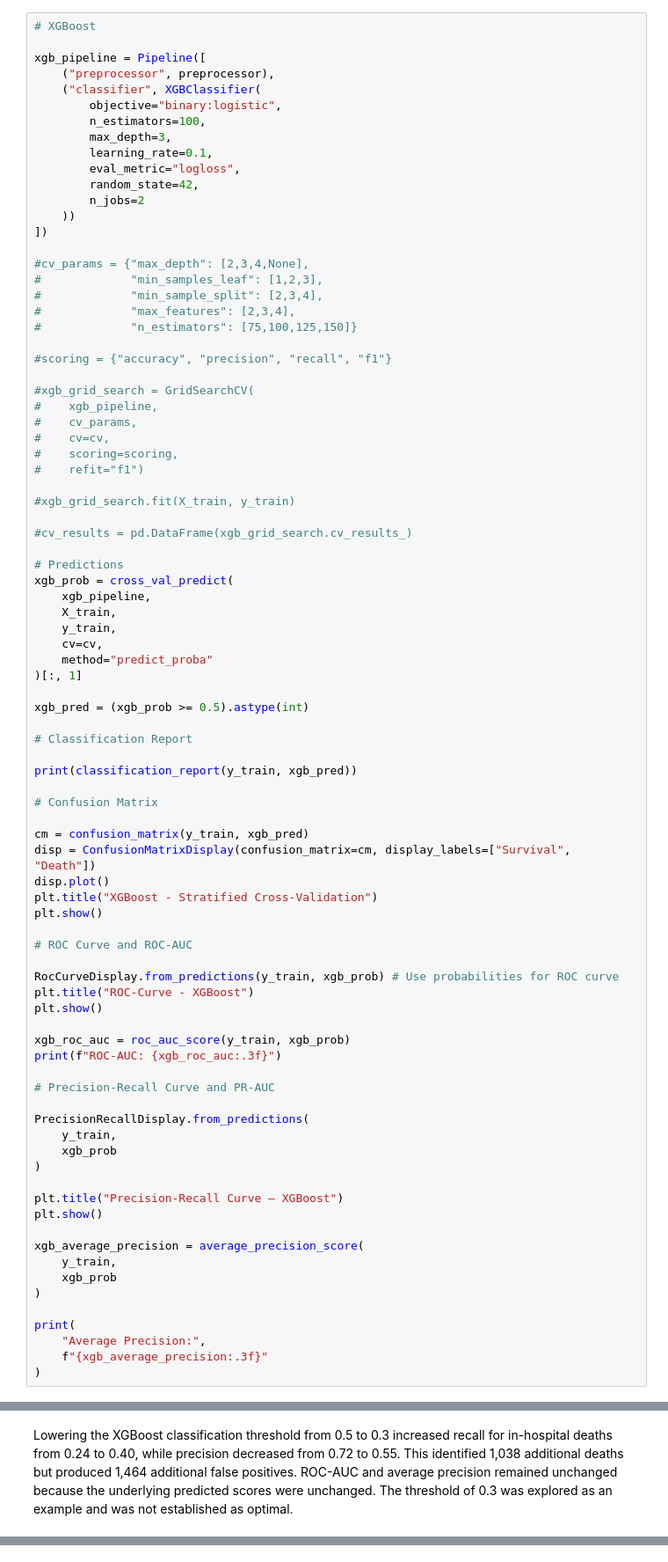
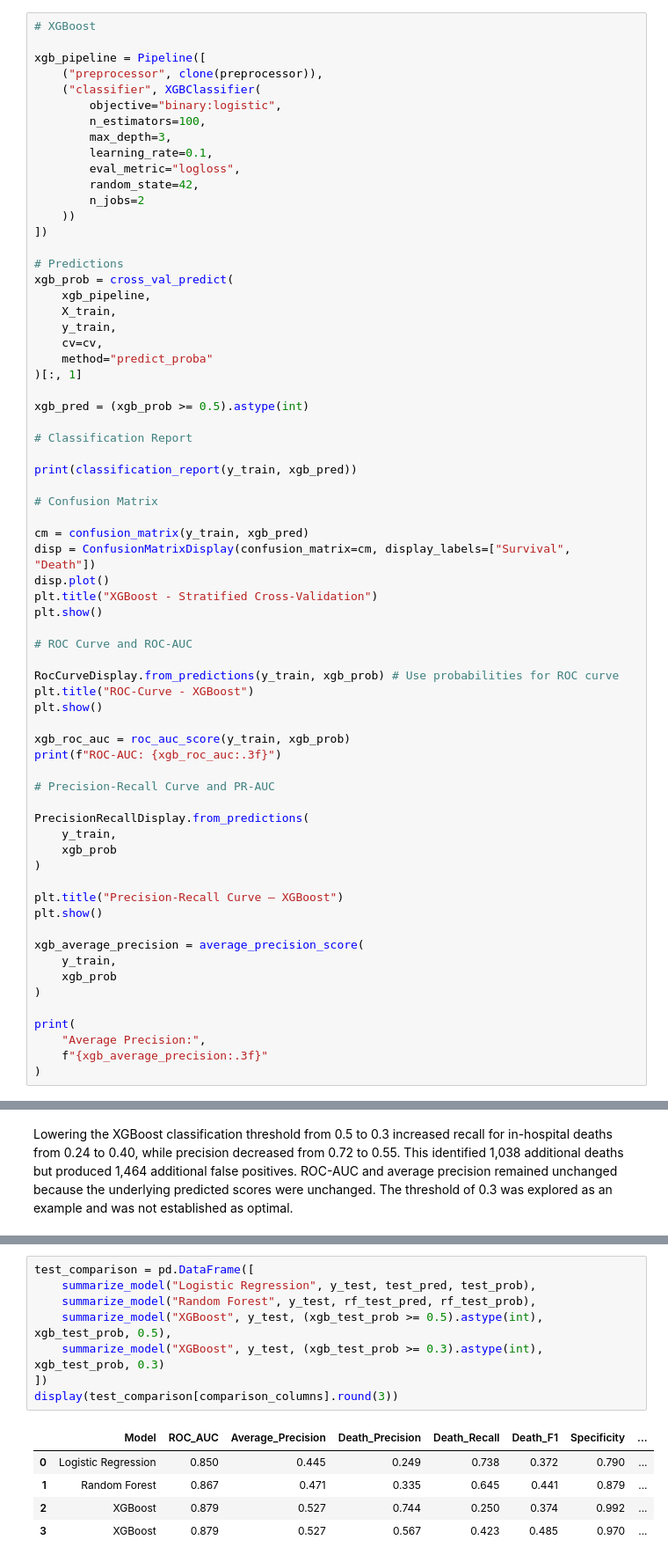
Before and after one commit to dr-koehler-ai/ICU-Mortality-Prediction, a Jupyter notebook: Early_ICU_Mortality_Prediction.ipynb, the cells around one changed output, grey strips where cells are left out. Shown at 88% size. Cells and saved outputs as stored; diff of their text form.

```diff
--- a/Early_ICU_Mortality_Prediction.ipynb
+++ b/Early_ICU_Mortality_Prediction.ipynb
@@ -1071,7 +1134,7 @@ Test Average Precision: 0.471
 # XGBoost
 
 xgb_pipeline = Pipeline([
-    ("preprocessor", preprocessor),
+    ("preprocessor", clone(preprocessor)),
     ("classifier", XGBClassifier(
         objective="binary:logistic",
         n_estimators=100,
@@ -1082,25 +1145,6 @@ xgb_pipeline = Pipeline([
         n_jobs=2
     ))
 ])
-
-#cv_params = {"max_depth": [2,3,4,None],
-#             "min_samples_leaf": [1,2,3],
-#             "min_sample_split": [2,3,4],
-#             "max_features": [2,3,4],
-#             "n_estimators": [75,100,125,150]}
-
-#scoring = {"accuracy", "precision", "recall", "f1"}
-
-#xgb_grid_search = GridSearchCV(
-#    xgb_pipeline,
-#    cv_params,
-#    cv=cv,
-#    scoring=scoring,
-#    refit="f1")
-
-#xgb_grid_search.fit(X_train, y_train)
-
-#cv_results = pd.DataFrame(xgb_grid_search.cv_results_)
 
 # Predictions
 xgb_prob = cross_val_predict(
@@ -1264,0 +1438,14 @@ Test Average Precision: 0.527
+# %%
+test_comparison = pd.DataFrame([
+    summarize_model("Logistic Regression", y_test, test_pred, test_prob),
+    summarize_model("Random Forest", y_test, rf_test_pred, rf_test_prob),
+    summarize_model("XGBoost", y_test, (xgb_test_prob >= 0.5).astype(int), xgb_test_prob, 0.5),
+    summarize_model("XGBoost", y_test, (xgb_test_prob >= 0.3).astype(int), xgb_test_prob, 0.3)
+])
+display(test_comparison[comparison_columns].round(3))
+# %% [output]
+|  | Model | ROC_AUC | Average_Precision | Death_Precision | Death_Recall | Death_F1 | Specificity | ... |
+| 0 | Logistic Regression | 0.850 | 0.445 | 0.249 | 0.738 | 0.372 | 0.790 | ... |
+| 1 | Random Forest | 0.867 | 0.471 | 0.335 | 0.645 | 0.441 | 0.879 | ... |
+| 2 | XGBoost | 0.879 | 0.527 | 0.744 | 0.250 | 0.374 | 0.992 | ... |
+| 3 | XGBoost | 0.879 | 0.527 | 0.567 | 0.423 | 0.485 | 0.970 | ... |
```
Also changed, not shown: parts of 42 cells of this notebook.
